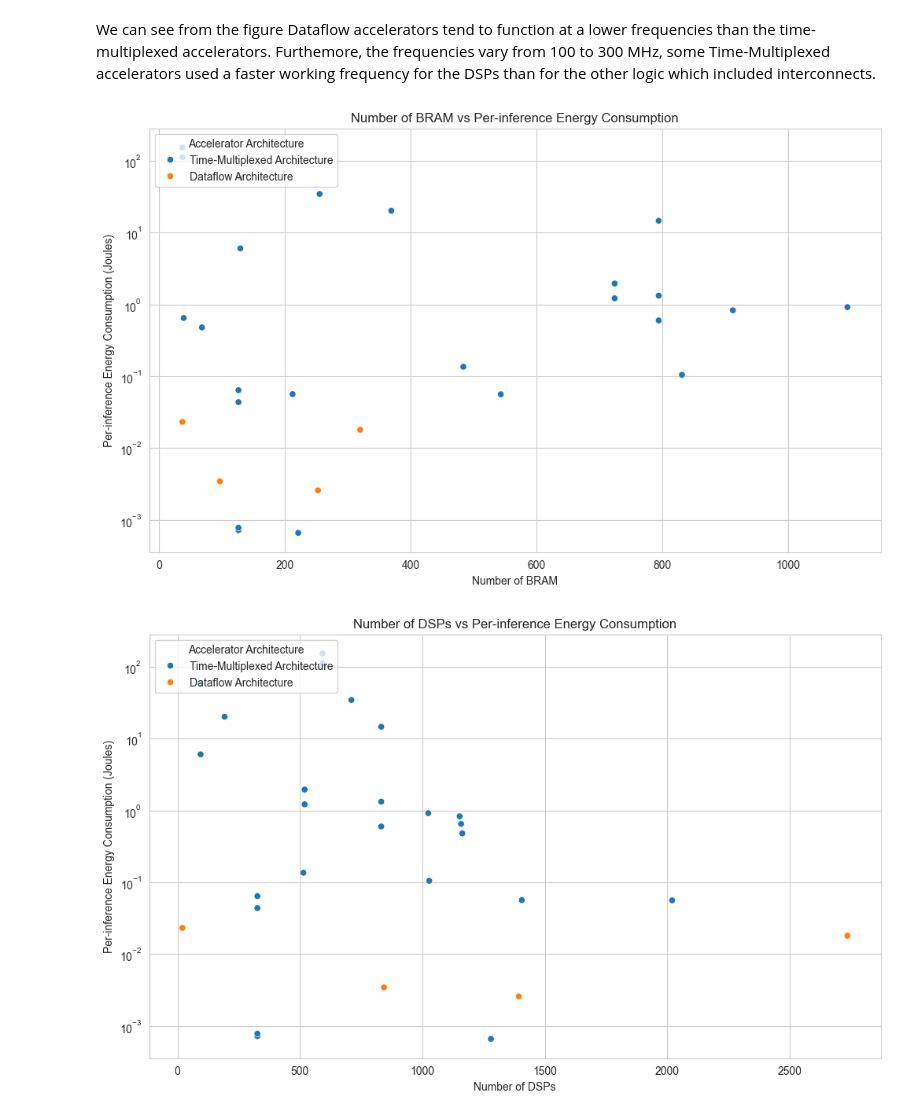
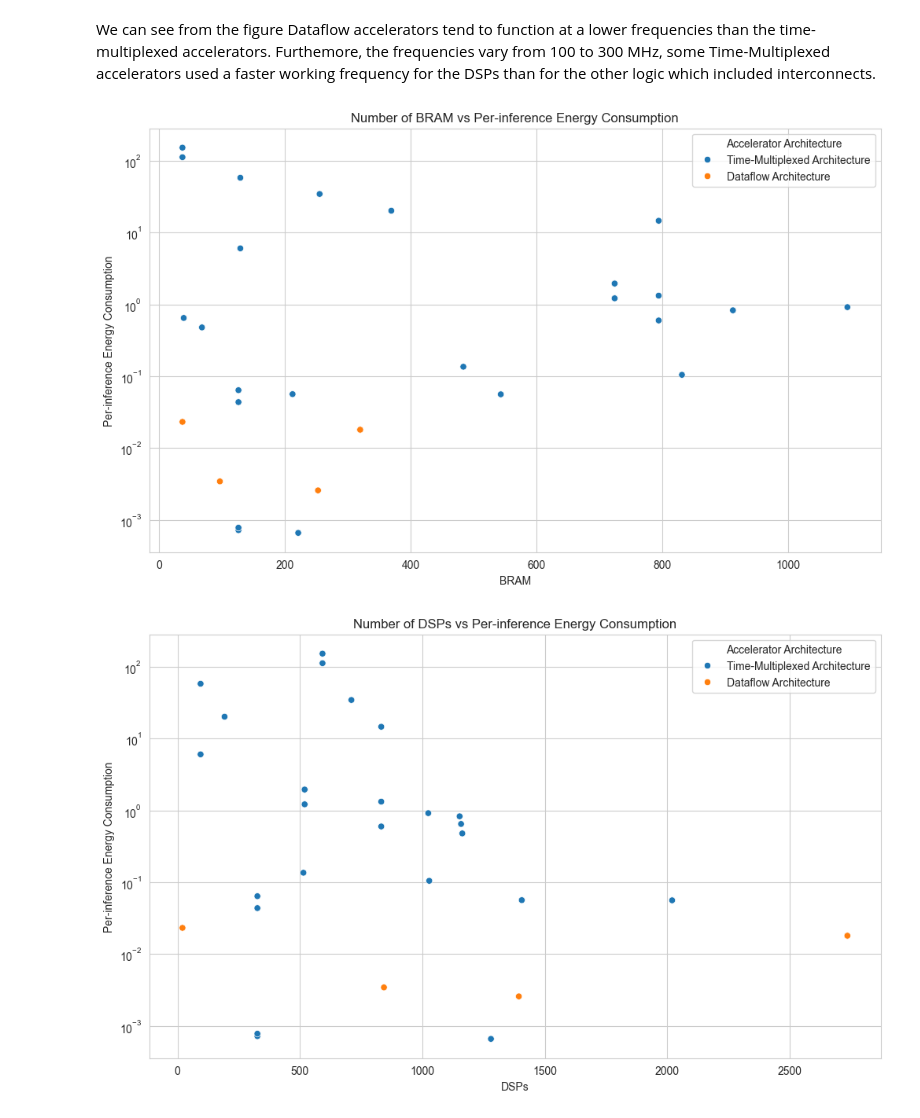
Before and after one commit to asap-space/SPACE_FPGA_NNs_SURVEY_DATA, a Jupyter notebook: Graphs.ipynb, the cells around one changed output. Saved outputs shown, nothing was run; the diff lists cells and outputs as text; code cells hidden in the pictures.

```diff
--- a/Graphs.ipynb
+++ b/Graphs.ipynb
@@ -336,32 +315,15 @@ We can see from the figure Dataflow accelerators tend to function at a lower fre
 # %%
 # Apply the function to extract DSPs and latency
 temp_df = df_for_analysis[['FPGA Resources Consumption', 'Per-inference Energy Consumption', 'Accelerator Architecture']].dropna()
 temp_df['Per-inference Energy Consumption'] = temp_df['Per-inference Energy Consumption'].apply(convert_energy_units)
 temp_df['DSPs'] = temp_df['FPGA Resources Consumption'].apply(extract_dsp)
 temp_df['BRAM'] = temp_df['FPGA Resources Consumption'].apply(extract_bram)
 # Remove rows with NaN values
 temp_df = temp_df.dropna()
 
-# Plot number of BRAM vs Energy consumption
-plt.figure()
-sns.scatterplot(data=temp_df, x='BRAM', y='Per-inference Energy Consumption', hue='Accelerator Architecture')
-plt.yscale('log')
-#plt.xscale('log')
-plt.xlabel('Number of BRAM')
-plt.ylabel('Per-inference Energy Consumption (Joules)')
-plt.title('Number of BRAM vs Per-inference Energy Consumption')
-plt.legend(title='Accelerator Architecture', bbox_to_anchor=(0, 1), loc='upper left')
-plt.show()
-# Plot number of DSPs vs Energy consumption
-plt.figure()
-sns.scatterplot(data=temp_df, x='DSPs', y='Per-inference Energy Consumption', hue='Accelerator Architecture')
-plt.yscale('log')
-#plt.xscale('log')
-plt.xlabel('Number of DSPs')
-plt.ylabel('Per-inference Energy Consumption (Joules)')
-plt.title('Number of DSPs vs Per-inference Energy Consumption')
-plt.legend(title='Accelerator Architecture', bbox_to_anchor=(0, 1), loc='upper left')
-plt.show()
+scatter_plot(temp_df, 'BRAM', 'Per-inference Energy Consumption', 'Number of BRAM vs Per-inference Energy Consumption', hue='Accelerator Architecture', x_log=False, y_log=True, legend_x=1, legend_y=1, legend_xanchor='right', legend_yanchor='upper')
+
+scatter_plot(temp_df, 'DSPs', 'Per-inference Energy Consumption', 'Number of DSPs vs Per-inference Energy Consumption', hue='Accelerator Architecture', x_log=False, y_log=True, legend_x=1, legend_y=1, legend_xanchor='right', legend_yanchor='upper')
 # %% [output]
-[figure, old version]
+[figure, new version]
-[figure, old version]
+[figure, new version]
```
Also changed, not shown: parts of 5 cells of this notebook, 4 other files.
